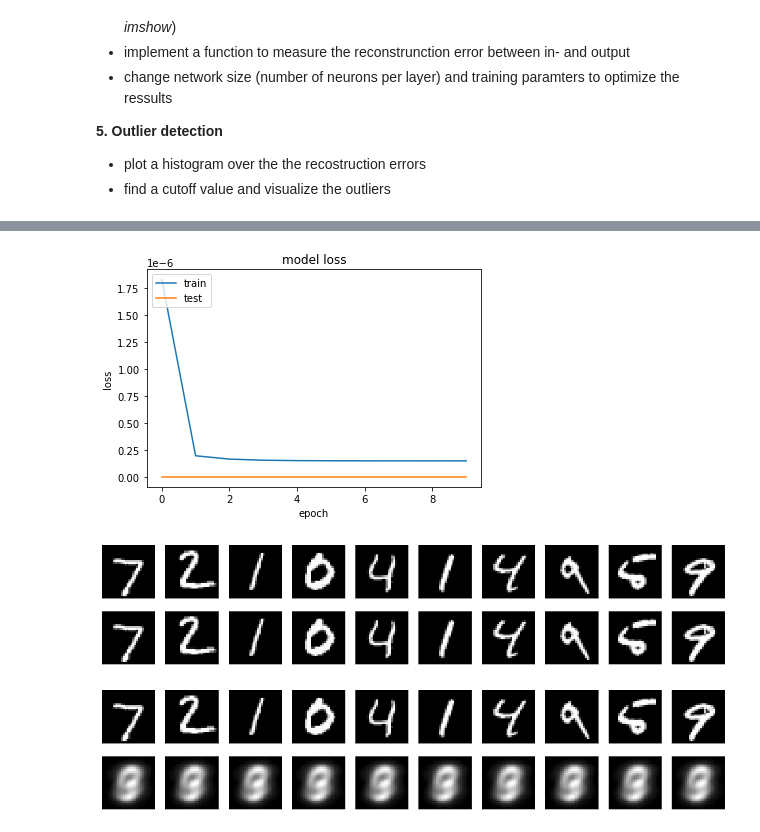
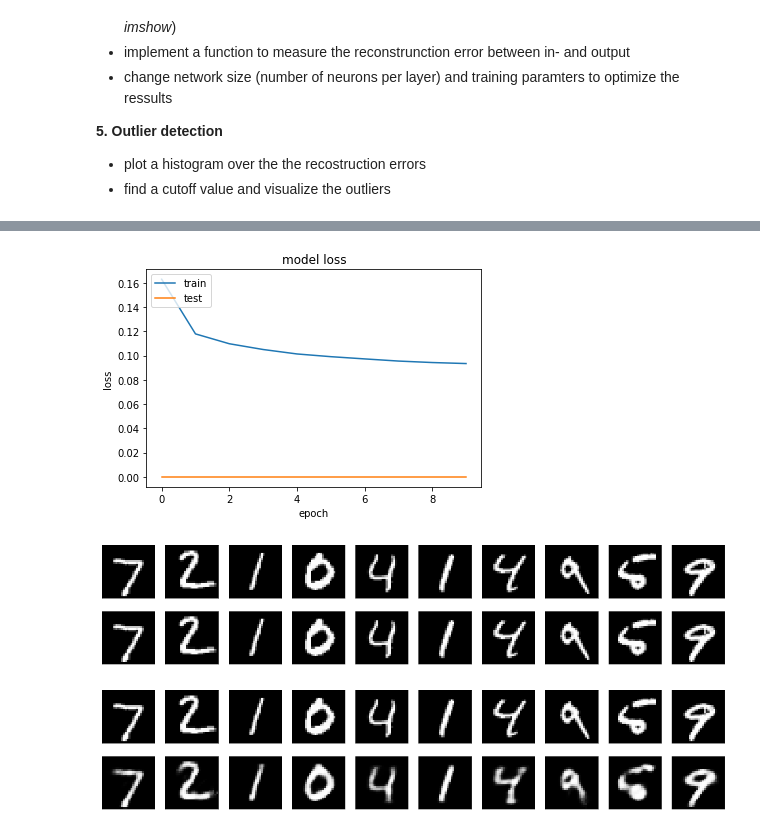
Before and after one commit to dnguyen2211/DataScienceSS20, a Jupyter notebook: Exercises/7_a_Autoencoder.ipynb, the cells around one changed output, grey strips where cells are left out. Drawn from its saved outputs; the diff is of its cells as text; code cells hidden in the pictures.

```diff
--- a/Exercises/7_a_Autoencoder.ipynb
+++ b/Exercises/7_a_Autoencoder.ipynb
@@ -74,18 +97,11 @@ Now we want to change this model and build an **autoencoder** for **MNIST**:
 # %%
-import numpy as np
-import tensorflow as tf
-from tensorflow import keras
-from tensorflow.keras import layers
-
-(x_train, y_train), (x_test, y_test) = keras.datasets.mnist.load_data()
-
 inputs = keras.Input(shape=(784,))
 l1 = layers.Dense(64, activation="relu")(inputs)
 l2 = layers.Dense(32, activation="relu")(l1)
 
 l4 = layers.Dense(32, activation="relu")(l2)
-l5 = layers.Dense(64, activation="relu")(l3)
-outputs = layers.Dense(784, activation="sigmoid")(l4)
+l5 = layers.Dense(64, activation="relu")(l4)
+outputs = layers.Dense(784, activation="sigmoid")(l5)
 
 autoencoder = keras.Model(inputs, outputs)
 autoencoder.summary()
@@ -112,16 +130,22 @@ _________________________________________________________________
 #2
 
 loss_fn = tf.keras.losses.BinaryCrossentropy()
-optimizer = tf.keras.optimizers.Adam()
+optimizer = tf.keras.optimizers.Adam(learning_rate=0.001)
 
 autoencoder.compile(loss=loss_fn, optimizer=optimizer)
 # %%
-#3
+#3 train
+# Get the data as Numpy arrays
+(x_train, y_train), (x_test, y_test) = keras.datasets.mnist.load_data()
+#normalize
 x_train = x_train.astype('float32') / 255.
 x_test = x_test.astype('float32') / 255.
+#reshape input to 1D
 x_train = x_train.reshape((len(x_train), np.prod(x_train.shape[1:])))
 x_test = x_test.reshape((len(x_test), np.prod(x_test.shape[1:])))
 
-history = autoencoder.fit(x_train, x_train, batch_size=64, epochs=10,validation_data=[x_test, x_test] )
+#train
+
+history = autoencoder.fit(x_train, x_train, batch_size=32, epochs=10, validation_data=[x_test, x_test])
 # %% [output]
 Epoch 1/10
@@ -153,7 +177,7 @@ plt.xlabel('epoch')
 plt.legend(['train', 'test'], loc='upper left')
 plt.show()
 # %% [output]
-[figure, old version]
+[figure, new version]
 # %%
 #4
 
@@ -181,9 +204,9 @@ def show_imgs(imgs):
         ax.get_yaxis().set_visible(False)
     plt.show()
 # %%
-test = autoencoder.predict(x_train)
+test = autoencoder.predict(x_test)
 show_imgs(x_test)
 show_imgs(test)
 # %% [output]
 [figure]
-[figure, old version]
+[figure, new version]
```
Also changed, not shown: parts of 7 cells of this notebook.
